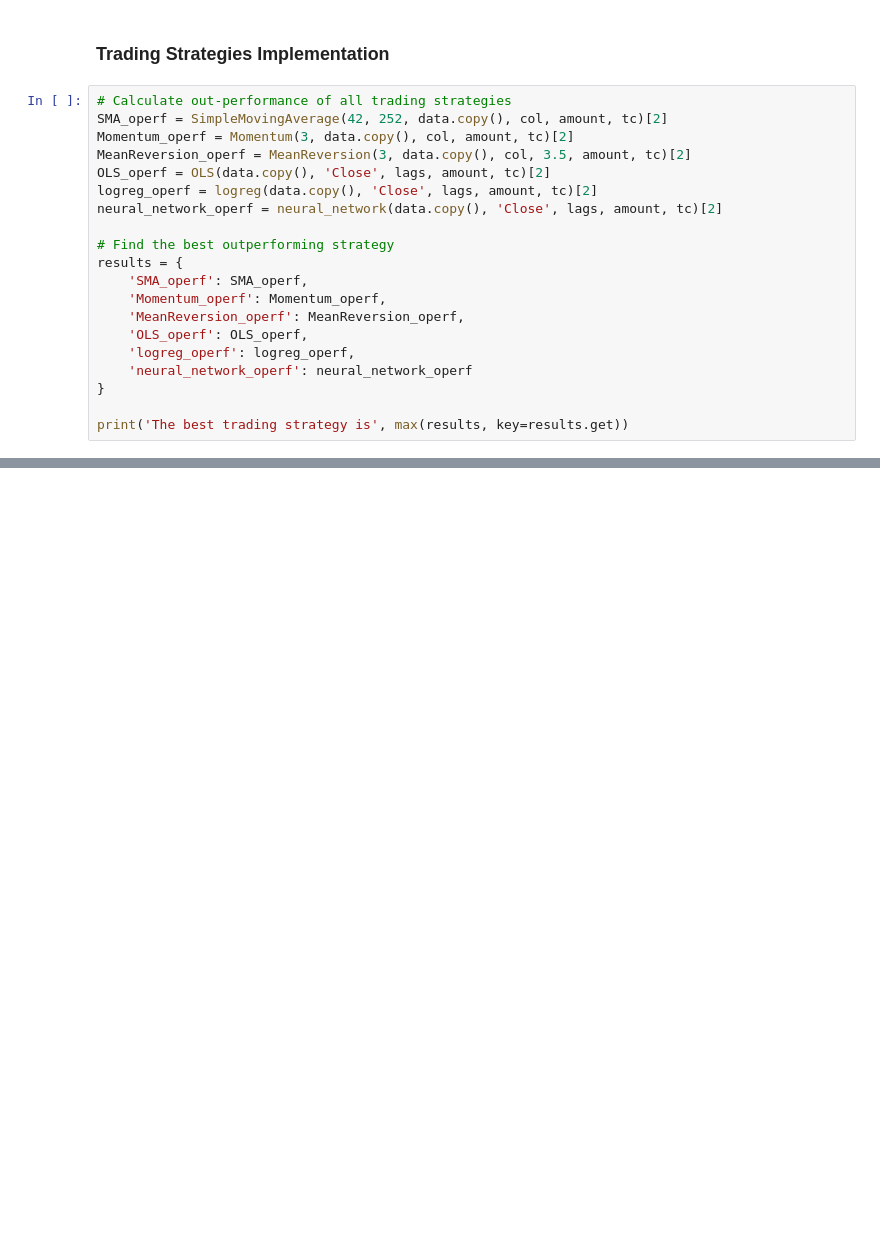
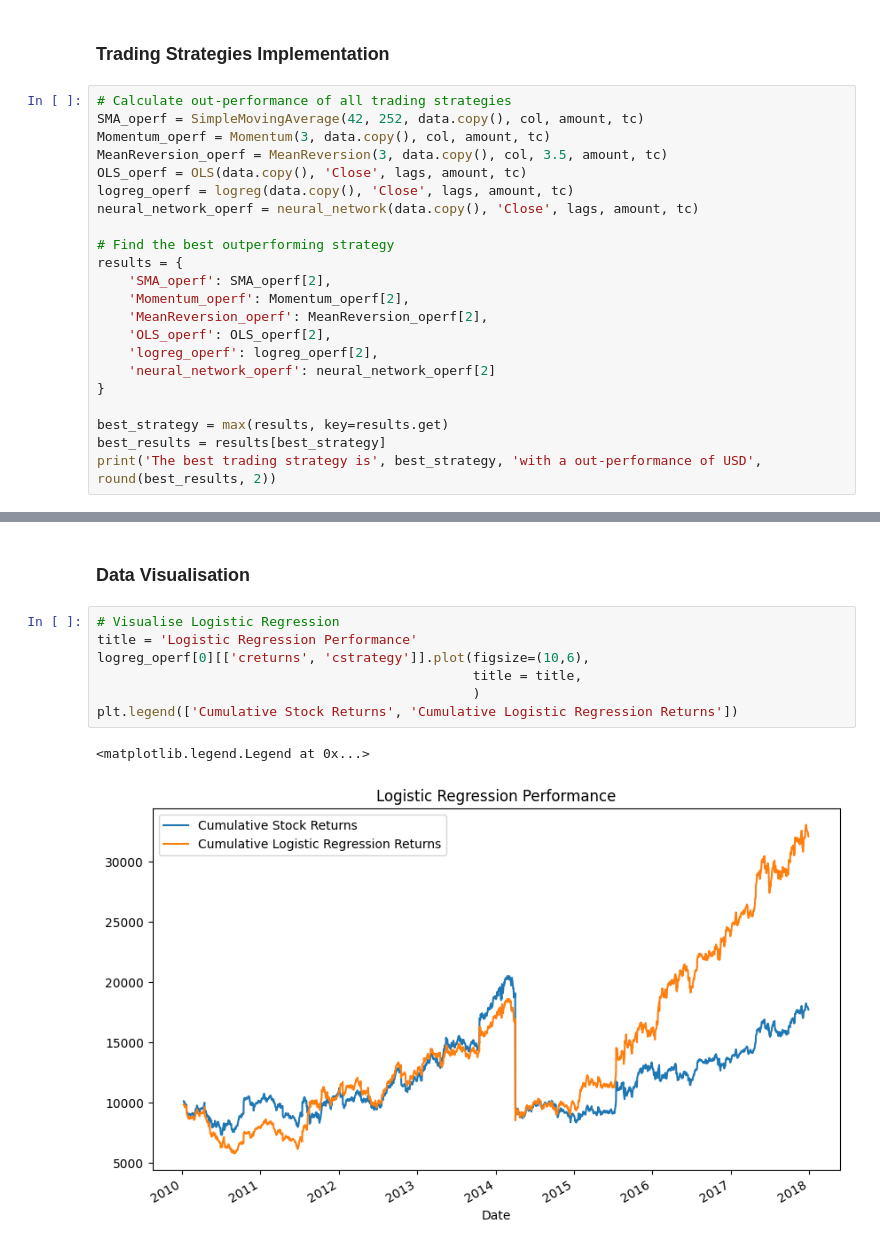
Before and after one commit to bryanmjl/Stock-Trading, a Jupyter notebook: main.ipynb, the cells around one changed output, grey strips where cells are left out. Saved outputs shown, nothing was run; the diff lists cells and outputs as text; blank space fills up the shorter version.

Commit message:
Added Plot

```diff
--- a/main.ipynb
+++ b/main.ipynb
@@ -35,22 +35,24 @@ data.head()
 ### Trading Strategies Implementation
 # %%
 # Calculate out-performance of all trading strategies
-SMA_operf = SimpleMovingAverage(42, 252, data.copy(), col, amount, tc)[2]
-Momentum_operf = Momentum(3, data.copy(), col, amount, tc)[2]
-MeanReversion_operf = MeanReversion(3, data.copy(), col, 3.5, amount, tc)[2]
-OLS_operf = OLS(data.copy(), 'Close', lags, amount, tc)[2]
-logreg_operf = logreg(data.copy(), 'Close', lags, amount, tc)[2]
-neural_network_operf = neural_network(data.copy(), 'Close', lags, amount, tc)[2]
+SMA_operf = SimpleMovingAverage(42, 252, data.copy(), col, amount, tc)
+Momentum_operf = Momentum(3, data.copy(), col, amount, tc)
+MeanReversion_operf = MeanReversion(3, data.copy(), col, 3.5, amount, tc)
+OLS_operf = OLS(data.copy(), 'Close', lags, amount, tc)
+logreg_operf = logreg(data.copy(), 'Close', lags, amount, tc)
+neural_network_operf = neural_network(data.copy(), 'Close', lags, amount, tc)
 
 # Find the best outperforming strategy
 results = {
-    'SMA_operf': SMA_operf,
-    'Momentum_operf': Momentum_operf,
-    'MeanReversion_operf': MeanReversion_operf,
-    'OLS_operf': OLS_operf,
-    'logreg_operf': logreg_operf,
-    'neural_network_operf': neural_network_operf
+    'SMA_operf': SMA_operf[2],
+    'Momentum_operf': Momentum_operf[2],
+    'MeanReversion_operf': MeanReversion_operf[2],
+    'OLS_operf': OLS_operf[2],
+    'logreg_operf': logreg_operf[2],
+    'neural_network_operf': neural_network_operf[2]
 }
 
-print('The best trading strategy is', max(results, key=results.get))
+best_strategy = max(results, key=results.get)
+best_results = results[best_strategy]
+print('The best trading strategy is', best_strategy, 'with a out-performance of USD', round(best_results, 2))
 # %% [output]
@@ -58,0 +61,12 @@ The best trading strategy is logreg_operf
+# %% [markdown]
+### Data Visualisation
+# %%
+# Visualise Logistic Regression
+title = 'Logistic Regression Performance'
+logreg_operf[0][['creturns', 'cstrategy']].plot(figsize=(10,6),
+                                                title = title,
+                                                )
+plt.legend(['Cumulative Stock Returns', 'Cumulative Logistic Regression Returns'])
+# %% [output]
+<matplotlib.legend.Legend at 0x...>
+[figure, added]
```
Also changed, not shown: parts of 1 cell of this notebook.
